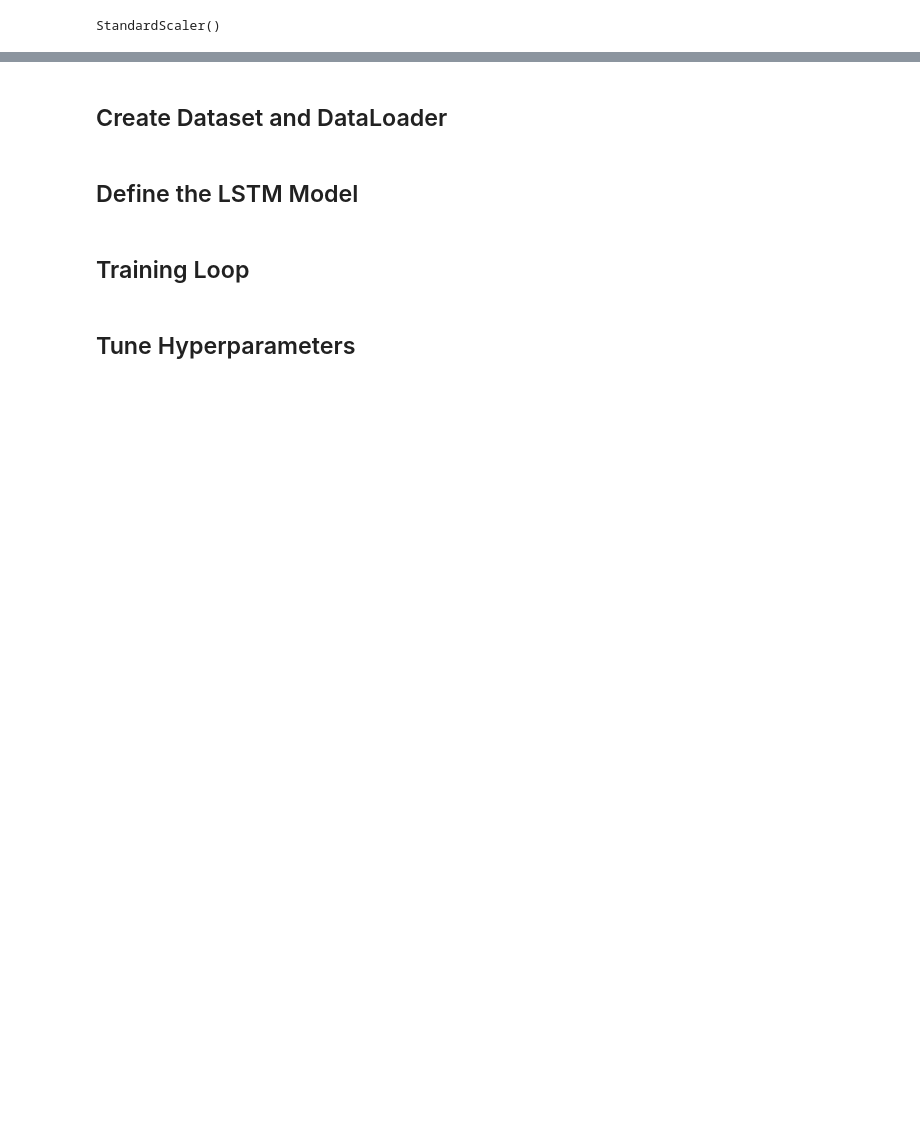
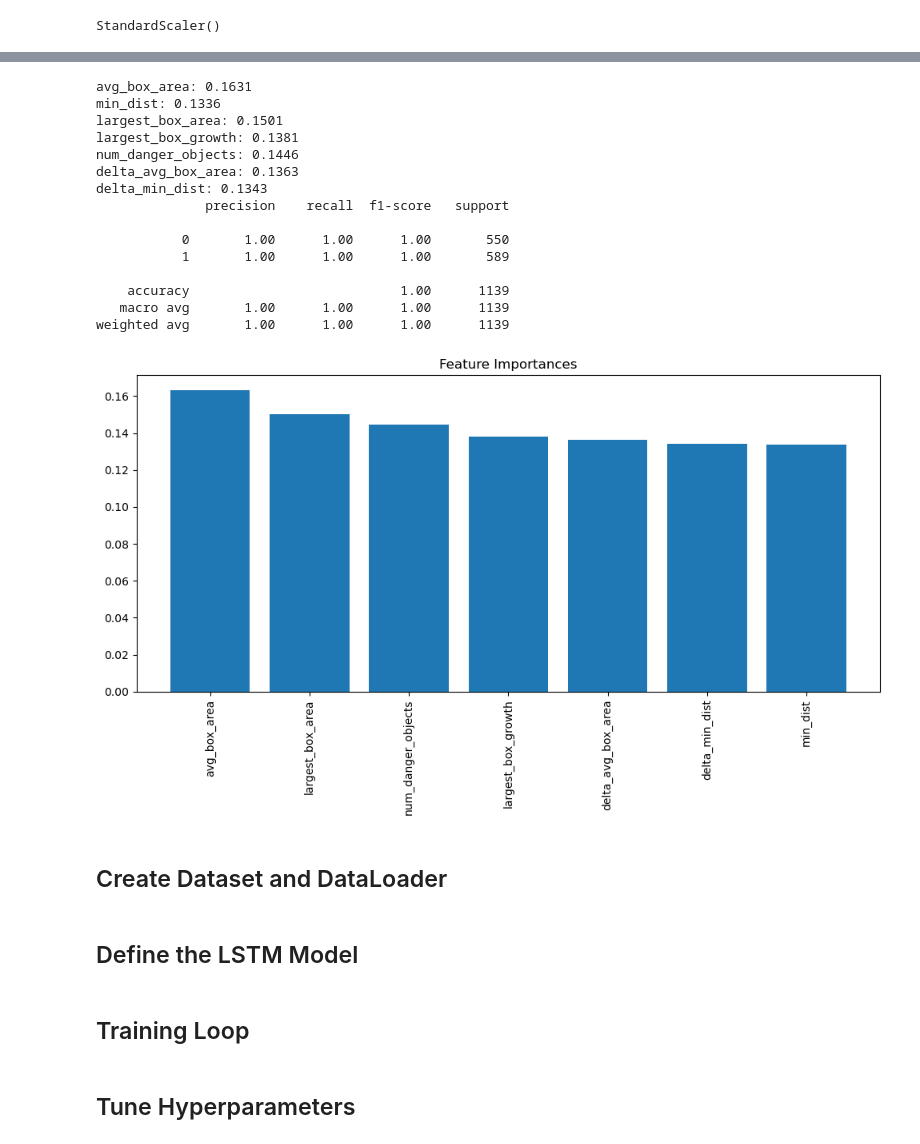
Before and after one commit to dcorc7/dsan-6600-final-project, a Jupyter notebook: code/LSTM/LSTM.ipynb, the cells around one changed output, grey strips where cells are left out. Drawn from its saved outputs; the diff is of its cells as text; code cells hidden in the pictures; blank space fills up the shorter version.

```diff
--- a/code/LSTM/LSTM.ipynb
+++ b/code/LSTM/LSTM.ipynb
@@ -269,3 +387,74 @@ StandardScaler()
+# %%
+video_features = []
+video_labels = []
+
+frame_counts = {video: 0 for video in train_videos}
+video_feature_buffer = {video: [] for video in train_videos}
+
+i = 0
+for video_dir in train_videos:
+    csv_path = os.path.join(video_dir, "detections.csv")
+    df = pd.read_csv(csv_path)
+    num_frames = df["frame"].nunique()
+
+    # Extract the right chunk of frames
+    video_feats = all_train_features[i : i + num_frames]
+    i += num_frames
+
+    # Aggregate frame features to video-level features
+    mean_feats = np.mean(video_feats, axis=0)
+    video_features.append(mean_feats)
+
+    # Get label
+    video_id = os.path.basename(video_dir).replace("video_", "")
+    label = label_dict[video_id]
+    video_labels.append(label)
+
+video_features = np.array(video_features)
+video_labels = np.array(video_labels)
+
+
+from sklearn.ensemble import RandomForestClassifier
+from sklearn.metrics import classification_report
+
+clf = RandomForestClassifier(n_estimators = 100, random_state = 42)
+clf.fit(video_features, video_labels)
+
+# Get feature importances
+importances = clf.feature_importances_
+for name, imp in zip(column_names, importances):
+    print(f"{name}: {imp:.4f}")
+
+# Optional: evaluate
+preds = clf.predict(video_features)
+print(classification_report(video_labels, preds))
+
+import matplotlib.pyplot as plt
+
+sorted_idx = np.argsort(importances)[::-1]
+plt.figure(figsize = (10, 6))
+plt.bar(range(len(importances)), importances[sorted_idx], tick_label = np.array(column_names)[sorted_idx])
+plt.xticks(rotation = 90)
+plt.title("Feature Importances")
+plt.tight_layout()
+plt.show()
+# %% [output]
+avg_box_area: 0.1631
+min_dist: 0.1336
+largest_box_area: 0.1501
+largest_box_growth: 0.1381
+num_danger_objects: 0.1446
+delta_avg_box_area: 0.1363
+delta_min_dist: 0.1343
+              precision    recall  f1-score   support
+
+           0       1.00      1.00      1.00       550
+           1       1.00      1.00      1.00       589
+
+    accuracy                           1.00      1139
+   macro avg       1.00      1.00      1.00      1139
+weighted avg       1.00      1.00      1.00      1139
+[figure, added]
 # %% [markdown]
 ## Create Dataset and DataLoader
 # %%
```
Also changed, not shown: parts of 15 cells of this notebook, 2 other files.
